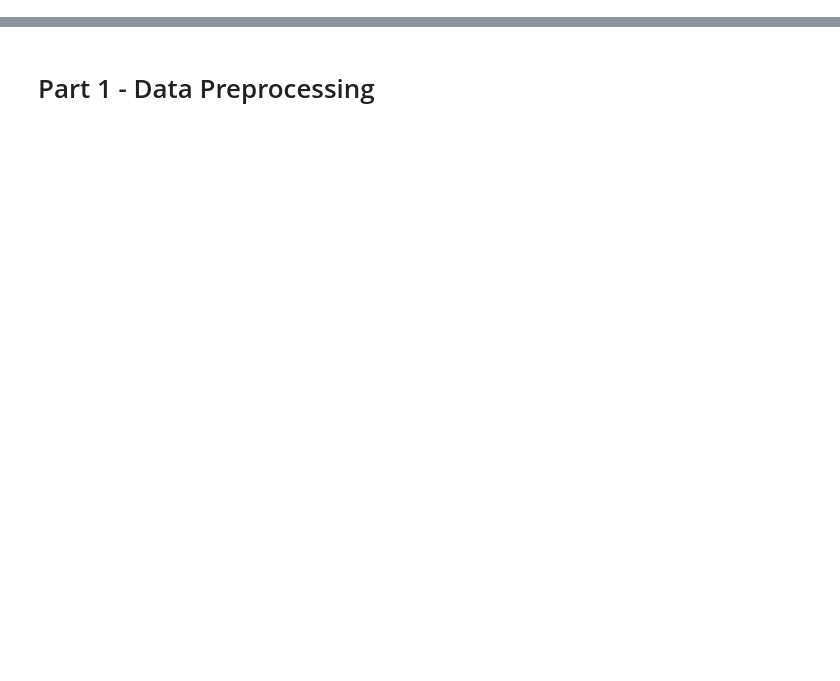
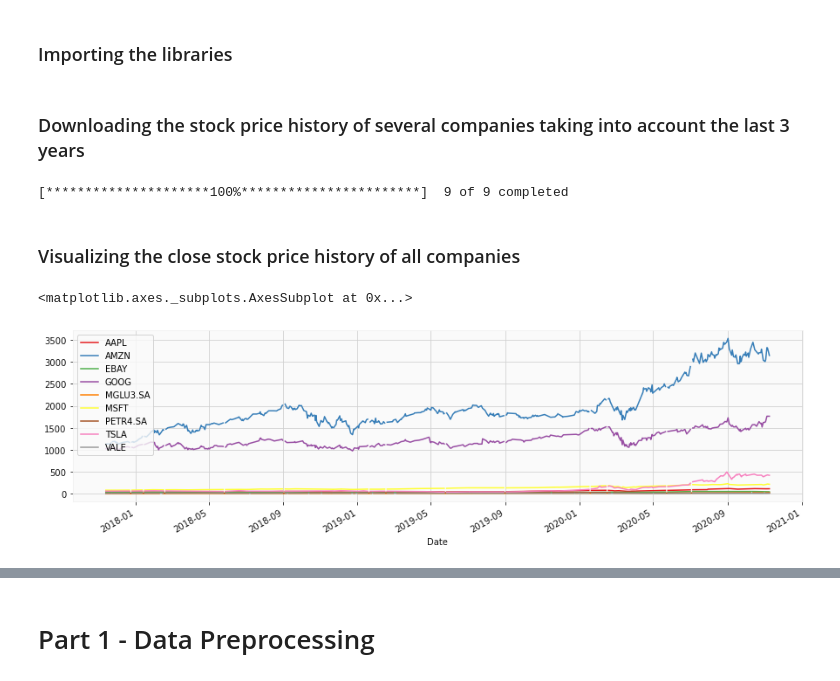
Before and after one commit to danielsoares1988/stock_price_prediction, a Jupyter notebook: stock_price_prediction.ipynb, the cells around one changed output, grey strips where cells are left out. Saved outputs shown, nothing was run; the diff lists cells and outputs as text; code cells hidden in the pictures; blank space fills up the shorter version.

```diff
--- a/stock_price_prediction.ipynb
+++ b/stock_price_prediction.ipynb
@@ -0,0 +14,2 @@
+# %% [markdown]
+### Importing the libraries
@@ -0,0 +27,26 @@
+# %% [markdown]
+### Downloading the stock price history of several companies taking into account the last 3 years
+# %%
+# parameters
+companies = ['GOOG', 'AMZN', 'MSFT', 'AAPL','TSLA', 'EBAY', 'PETR4.SA', 'Vale', 'MGLU3.SA']
+timerange_years = 3
+end_date = datetime.now()
+
+# Downloading the dataset
+def download_stockdata(companies, timerange_years, end_date):
+    start_date = end_date - timedelta(days=timerange_years*365)
+    yf.pdr_override()
+    df_companies = pdr.get_data_yahoo(companies, start=start_date, end=end_date)
+    return df_companies
+
+
+df_companies = download_stockdata(companies, timerange_years, end_date)
+# %% [output]
+[*********************100%***********************]  9 of 9 completed
+# %% [markdown]
+### Visualizing the close stock price history of all companies
+# %%
+df_companies.Close.plot(figsize=(15, 4), grid=True, colormap='Set1')
+# %% [output]
+<matplotlib.axes._subplots.AxesSubplot at 0x...>
+[figure, added]
```
Also changed, not shown: parts of 45 cells of this notebook, 5 other files.
